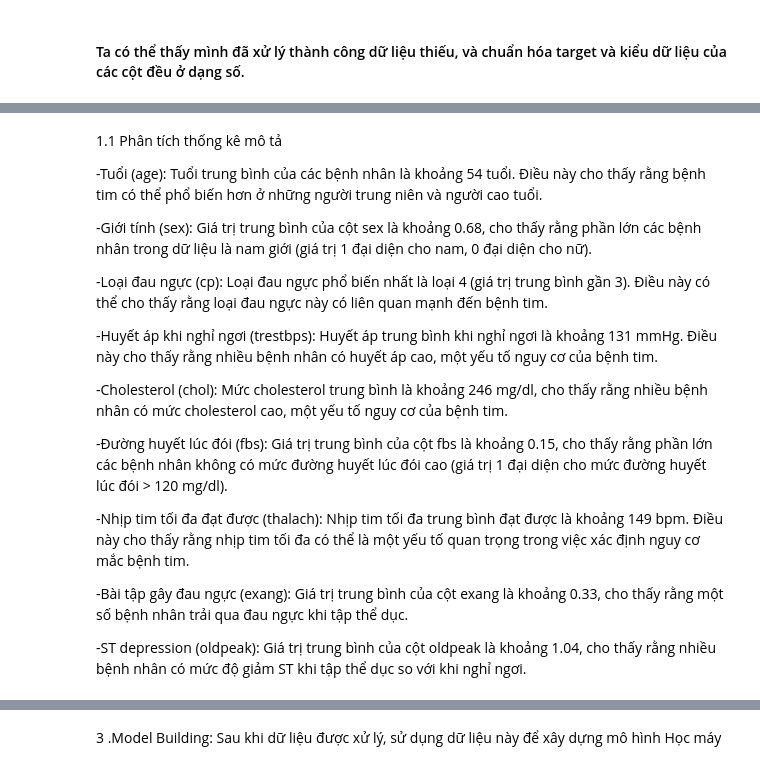
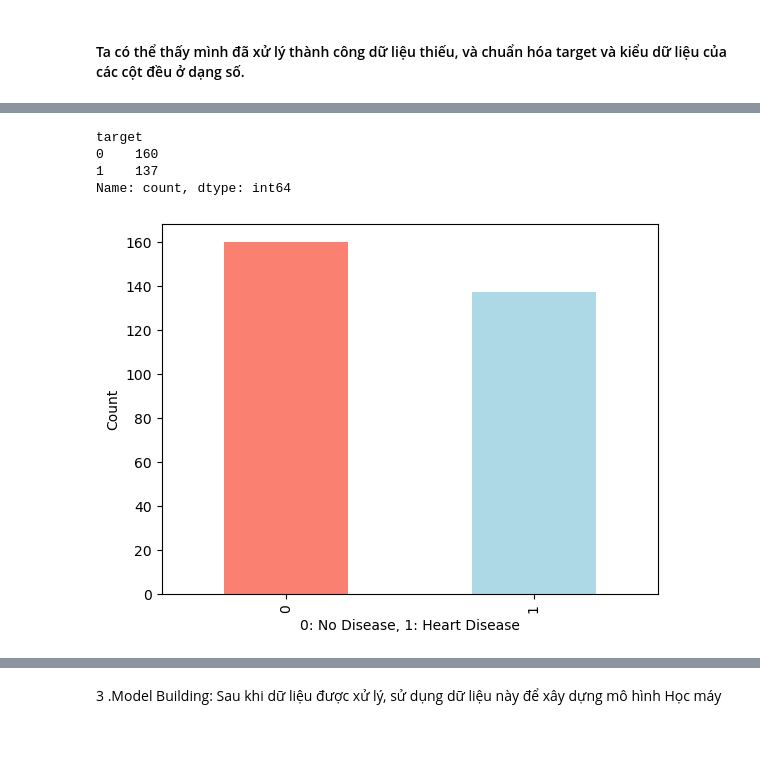
Before and after one commit to Hoa212/-n-CNTT-Heart-Disease-Prediction, a Jupyter notebook: dean.ipynb, the cells around one changed output, grey strips where cells are left out. Cells and saved outputs as stored; diff of their text form; code cells hidden in the pictures; blank space fills up the shorter version.

```diff
--- a/dean.ipynb
+++ b/dean.ipynb
@@ -211,20 +211,13 @@ max      7.000000    1.000000
-# %% [markdown]
-1.1 Phân tích thống kê mô tả
-
--Tuổi (age): Tuổi trung bình của các bệnh nhân là khoảng 54 tuổi. Điều này cho thấy rằng bệnh tim có thể phổ biến hơn ở những người trung niên và người cao tuổi.
-
--Giới tính (sex): Giá trị trung bình của cột sex là khoảng 0.68, cho thấy rằng phần lớn các bệnh nhân trong dữ liệu là nam giới (giá trị 1 đại diện cho nam, 0 đại diện cho nữ).
-
--Loại đau ngực (cp): Loại đau ngực phổ biến nhất là loại 4 (giá trị trung bình gần 3). Điều này có thể cho thấy rằng loại đau ngực này có liên quan mạnh đến bệnh tim.
-
--Huyết áp khi nghỉ ngơi (trestbps): Huyết áp trung bình khi nghỉ ngơi là khoảng 131 mmHg. Điều này cho thấy rằng nhiều bệnh nhân có huyết áp cao, một yếu tố nguy cơ của bệnh tim.
-
--Cholesterol (chol): Mức cholesterol trung bình là khoảng 246 mg/dl, cho thấy rằng nhiều bệnh nhân có mức cholesterol cao, một yếu tố nguy cơ của bệnh tim.
-
--Đường huyết lúc đói (fbs): Giá trị trung bình của cột fbs là khoảng 0.15, cho thấy rằng phần lớn các bệnh nhân không có mức đường huyết lúc đói cao (giá trị 1 đại diện cho mức đường huyết lúc đói > 120 mg/dl).
-
--Nhịp tim tối đa đạt được (thalach): Nhịp tim tối đa trung bình đạt được là khoảng 149 bpm. Điều này cho thấy rằng nhịp tim tối đa có thể là một yếu tố quan trọng trong việc xác định nguy cơ mắc bệnh tim.
-
--Bài tập gây đau ngực (exang): Giá trị trung bình của cột exang là khoảng 0.33, cho thấy rằng một số bệnh nhân trải qua đau ngực khi tập thể dục.
-
--ST depression (oldpeak): Giá trị trung bình của cột oldpeak là khoảng 1.04, cho thấy rằng nhiều bệnh nhân có mức độ giảm ST khi tập thể dục so với khi nghỉ ngơi.
+# %%
+df['target'].value_counts()
+# %% [output]
+target
+0    160
+1    137
+Name: count, dtype: int64
+# %%
+df['target'].value_counts().plot.bar(color=['salmon', 'lightblue']);
+plt.xlabel('0: No Disease, 1: Heart Disease')
+plt.ylabel('Count');
+# %% [output]
+[figure, added]
```
Also changed, not shown: parts of 83 cells of this notebook, 4 other files.
